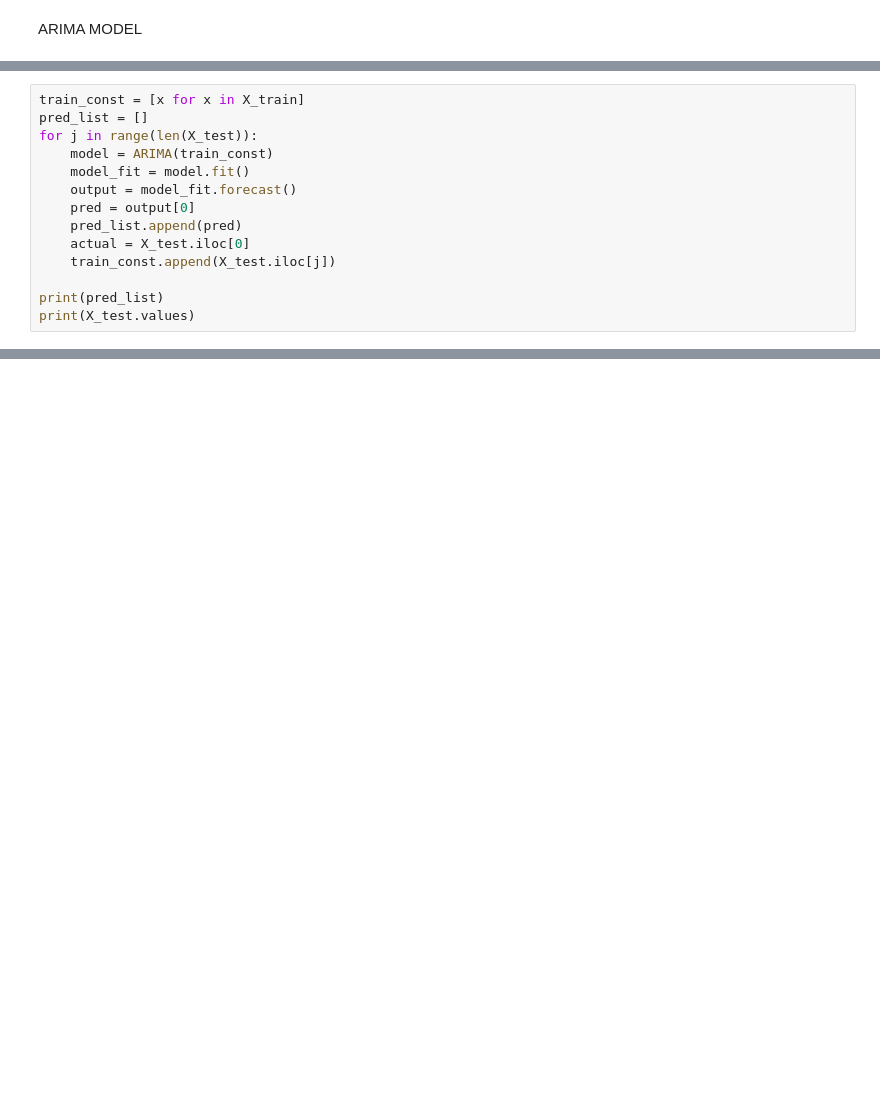
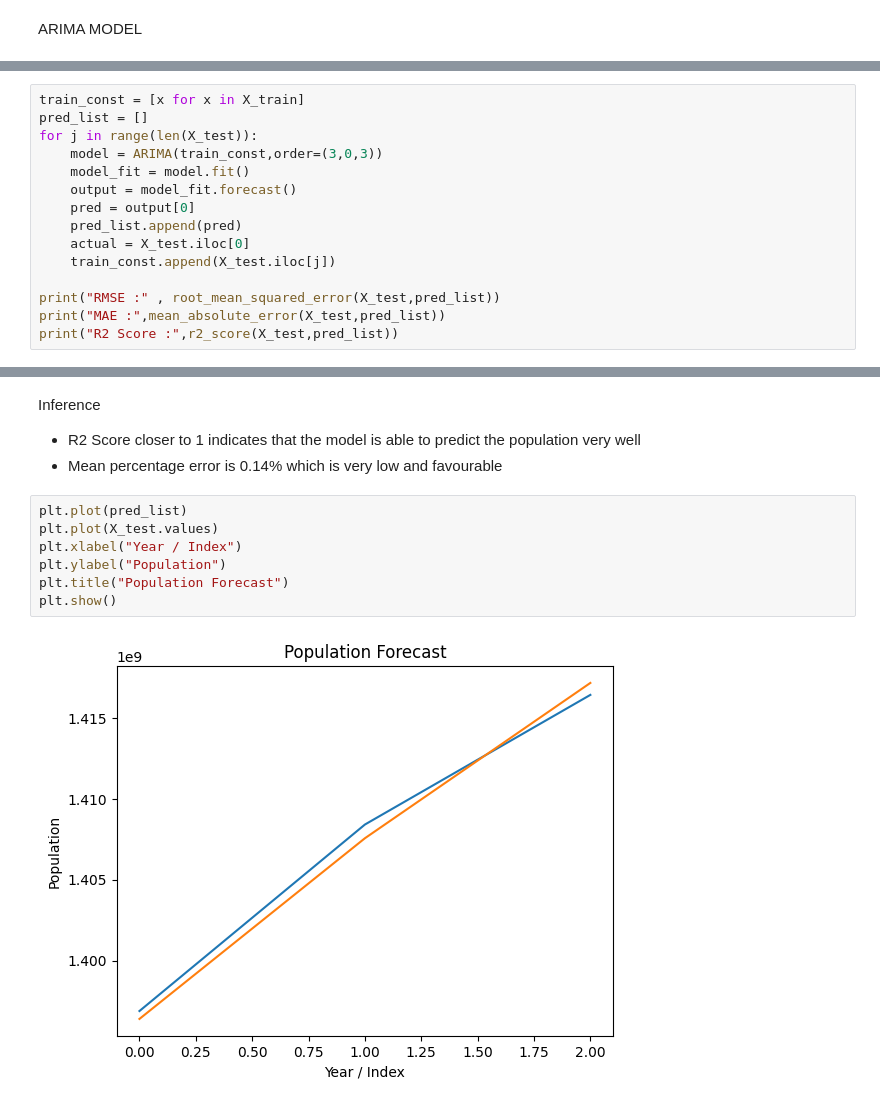
Before and after one commit to baync180705/population-prediction, a Jupyter notebook: models/arima_population.ipynb, the cells around one changed output, grey strips where cells are left out. Saved outputs shown, nothing was run; the diff lists cells and outputs as text; blank space fills up the shorter version.

```diff
--- a/models/arima_population.ipynb
+++ b/models/arima_population.ipynb
@@ -39,7 +61,7 @@ X_train,X_test = pd.Series(useful_data['Population'][:70]) , pd.Series(useful_da
 train_const = [x for x in X_train]
 pred_list = []
 for j in range(len(X_test)):
-    model = ARIMA(train_const)
+    model = ARIMA(train_const,order=(3,0,3))
     model_fit = model.fit()
     output = model_fit.forecast()
     pred = output[0]
@@ -47,6 +69,7 @@ for j in range(len(X_test)):
     actual = X_test.iloc[0]
     train_const.append(X_test.iloc[j])
 
-print(pred_list)
-print(X_test.values)
+print("RMSE :" , root_mean_squared_error(X_test,pred_list))
+print("MAE :",mean_absolute_error(X_test,pred_list))
+print("R2 Score :",r2_score(X_test,pred_list))
 # %% [output]
@@ -54,0 +87,13 @@ print(X_test.values)
+# %% [markdown]
+Inference
+- R2 Score closer to 1 indicates that the model is able to predict the population very well
+- Mean percentage error is 0.14% which is very low and favourable
+# %%
+plt.plot(pred_list)
+plt.plot(X_test.values)
+plt.xlabel("Year / Index")
+plt.ylabel("Population")
+plt.title("Population Forecast")
+plt.show()
+# %% [output]
+[figure, added]
```
Also changed, not shown: parts of 8 cells of this notebook, 1 other file.
